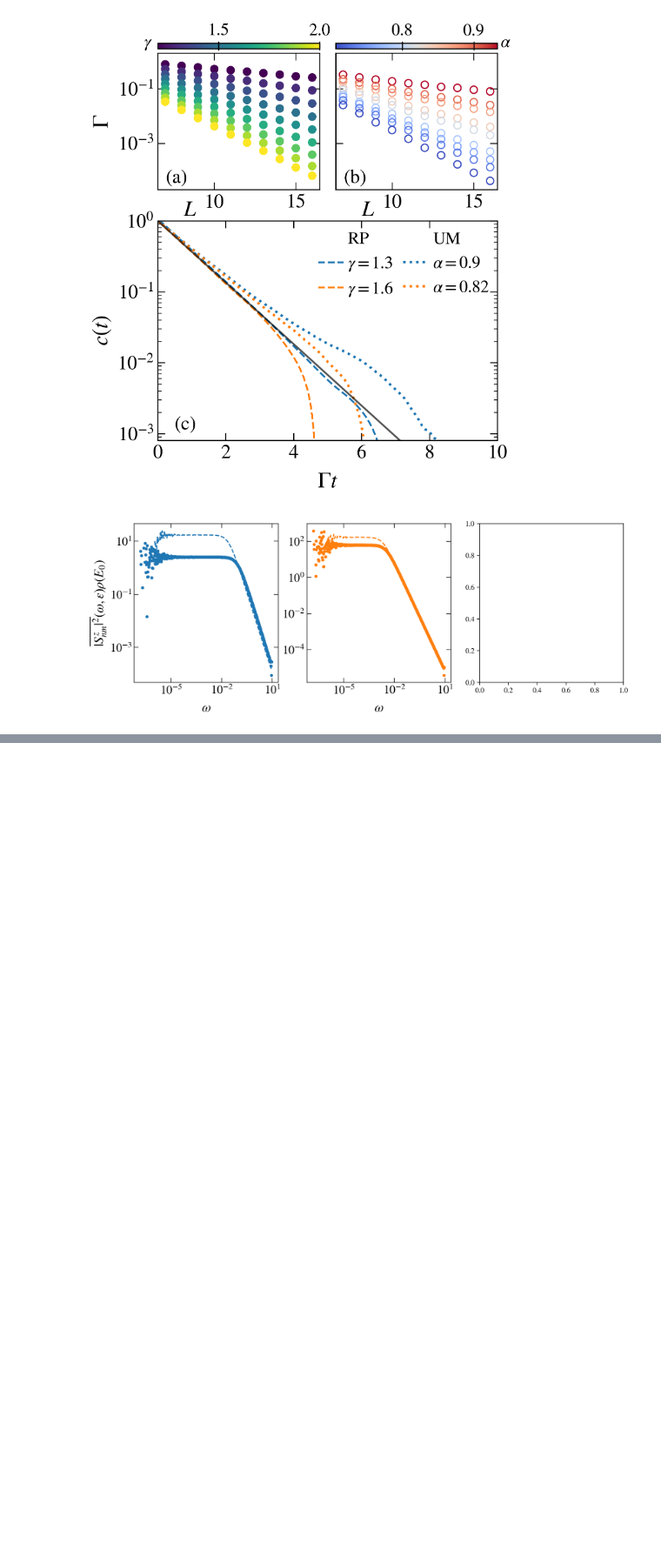
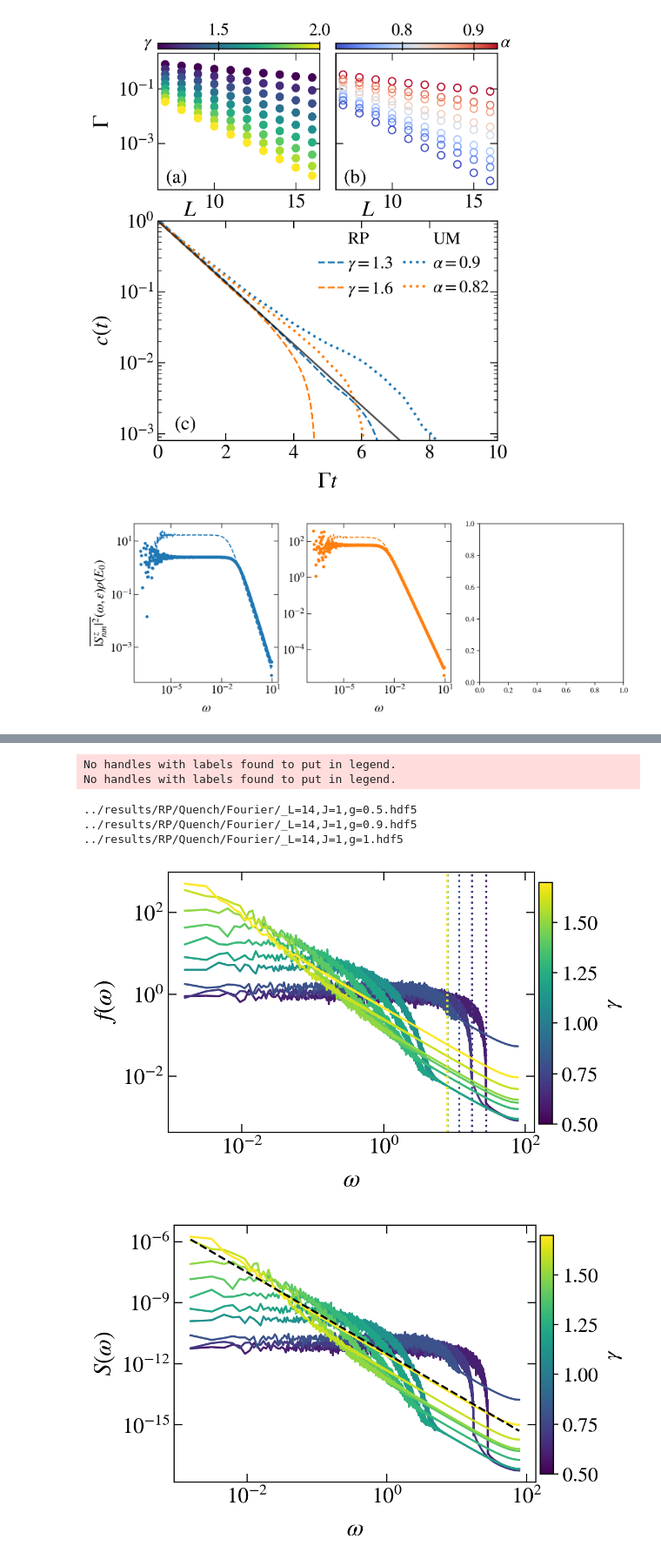
Before and after one commit to Rafal-Swietek/QHamSolver, a Jupyter notebook: Quadratic/Jupyter_Python/anomalous.ipynb, the cells around one changed output, grey strips where cells are left out. Shown at 87% size. Saved outputs shown, nothing was run; the diff lists cells and outputs as text; code cells hidden in the pictures; blank space fills up the shorter version.

```diff
--- a/Quadratic/Jupyter_Python/anomalous.ipynb
+++ b/Quadratic/Jupyter_Python/anomalous.ipynb
@@ -837,0 +766,4 @@ axis.plot(0, 1, "^k", transform=axis.get_xaxis_transform(), clip_on=False)  # Ar
+# %%
+def _resc_(xdat, data, new_dat):
+    idx = xdat.size // 2
+    return data / data[idx] * new_dat[idx]
@@ -837,0 +820,72 @@ axis.plot(0, 1, "^k", transform=axis.get_xaxis_transform(), clip_on=False)  # Ar
+# %%
+colors_ls_cyc = itertools.cycle(colors_ls)
+
+L = 14
+w = 2
+J = 1
+g=0.2
+op=0
+modello = 'RP'
+prefix = base_dir(model=modello, d=DIM) + 'Quench/Fourier/'
+
+sizes = np.arange(8, 15, 1)
+gammas = np.arange(0.5, 1.71, 0.1)
+
+DIM = 1
+fig, axis = plt.subplots( nrows=1, ncols=1, figsize=(4.5,3.5), dpi = 200, sharex=False, sharey=False)
+fig2, axis2 = plt.subplots( nrows=1, ncols=1, figsize=(4.5,3.5), dpi = 200, sharex=False, sharey=False)
+
+s_m = matplotlib.cm.ScalarMappable(cmap='viridis', norm=matplotlib.colors.Normalize(
+        vmin=min(gammas),
+        vmax=max(gammas)))
+s_m.set_array([])
+
+gx = 2.8
+for gx in gammas:
+    col = s_m.to_rgba(gx)
+    name_out = base_dir(model=modello, d=DIM) + 'SpectralFunctions/' + info(L=L, J=J, g=gx, model=modello, ext='.hdf5')
+    if exists(name_out):
+        with h5py.File(name_out, "r") as file:
+            bandwidth = np.mean(file.get('bandwidth'))
+    else:
+        print(name_out)
+    dim = 2**L
+    name_out = prefix + info(L=L, J=J, g=gx, model=modello, ext='.hdf5')
+    if exists(name_out):
+        with h5py.File(name_out, "r") as file:
+            times  = np.array(file.get('times'))
+            omegas  = 2 * np.pi * np.array(file.get('frequency'))[1:]
+            fourier  = np.array(file.get('fourier series'))[1:] * dim
+            axis.plot(omegas, fourier, color=col)
+            axis.axvline(x=bandwidth, color=col, ls=':')
+
+            power  = np.array(file.get('power spectrum'))[1:]
+            axis2.plot(omegas, power, color=col)
+    else:
+        print(name_out)
+axis2.plot(omegas, _resc_(omegas, 1/omegas**2, power), ls='--', color='k')
+
+# x = np.logspace(-1, 1, 100)
+# # axis2.plot(x, 1e-10/x**4, ls='--', color='red')
+# axis2.plot(x, 0.003/x**1, ls='--', color='red')
+
+for fig in [fig, fig2]:
+    fig.subplots_adjust(right=0.95)
+    cbar_ax = fig.add_axes([0.96, 0.15, 0.03, 0.7])
+    # fig.colorbar(im, cax=cbar_ax)
+    cbar = fig.colorbar(s_m, cax=cbar_ax, aspect=1)
+    cbar.set_label(r"$\gamma$", fontsize=16)
+    cbar.ax.tick_params(labelsize=15)
+
+    fig.subplots_adjust(wspace = 0.15, hspace=0.12)
+
+fig_help.set_plot_elements(axis, ylabel=r"$f(\omega)$", xlabel=r"$\omega$", font_size=16, set_legend=1, xscale='log', yscale='log')
+fig_help.set_plot_elements(axis2, ylabel=r"$S(\omega)$", xlabel=r"$\omega$", font_size=16, set_legend=1, xscale='log', yscale='log')
+# %% [output]
+No handles with labels found to put in legend.
+No handles with labels found to put in legend.
+../results/RP/Quench/Fourier/_L=14,J=1,g=0.5.hdf5
+../results/RP/Quench/Fourier/_L=14,J=1,g=0.9.hdf5
+../results/RP/Quench/Fourier/_L=14,J=1,g=1.hdf5
+[figure, added]
+[figure, added]
```
Also changed, not shown: parts of 13 cells of this notebook, 3 other files.
